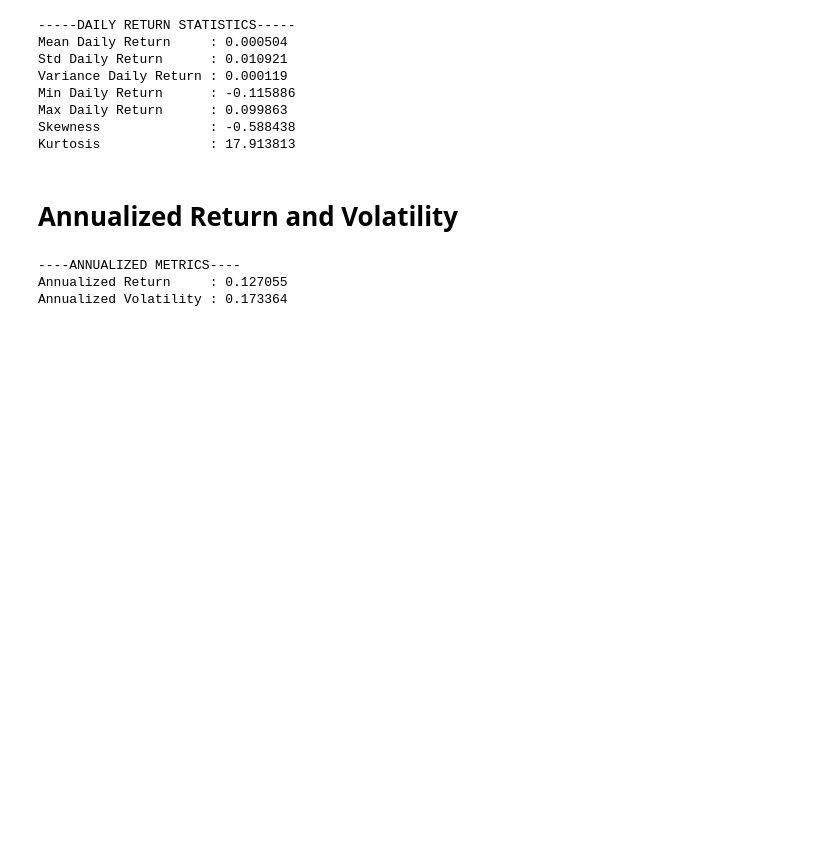
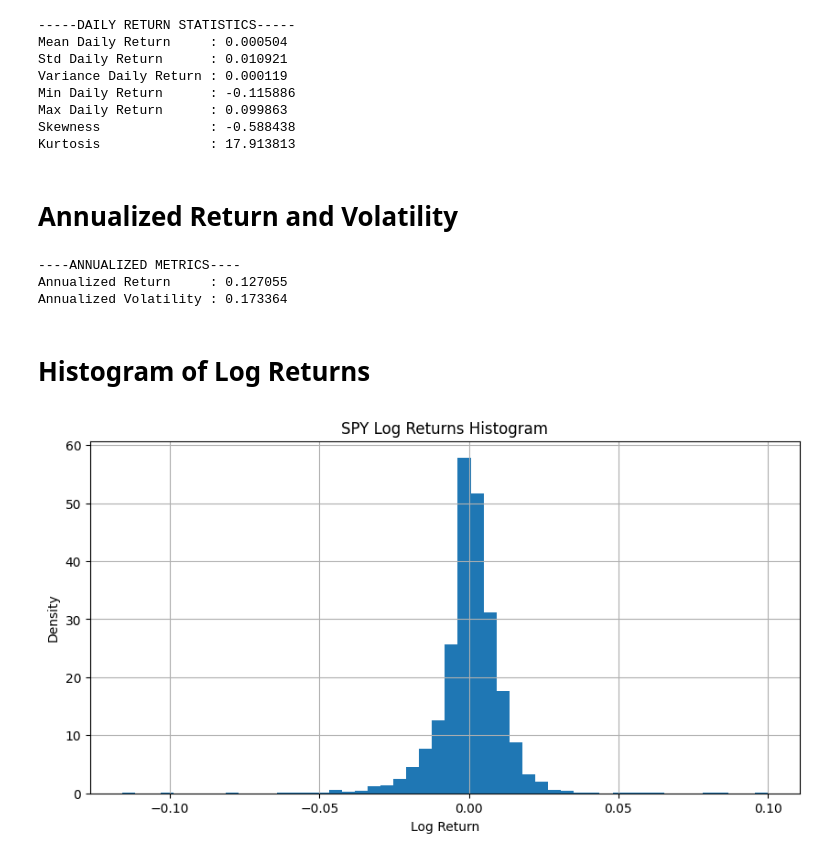
Before and after one commit to akhyear/MonteCarloRiskProject, a Jupyter notebook: notebooks/01_data_and_return_analysis.ipynb, the cells around one changed output. Saved outputs shown, nothing was run; the diff lists cells and outputs as text; code cells hidden in the pictures; blank space fills up the shorter version.

Commit message:
Histogram of Log Returns

```diff
--- a/notebooks/01_data_and_return_analysis.ipynb
+++ b/notebooks/01_data_and_return_analysis.ipynb
@@ -220,3 +222,15 @@ print(f"Annualized Volatility : {std_annual:.6f}")
 ----ANNUALIZED METRICS----
 Annualized Return     : 0.127055
 Annualized Volatility : 0.173364
+# %% [markdown]
+# Histogram of Log Returns
+# %%
+plt.figure(figsize=(10, 5))
+plt.hist(log_returns, bins=50, density=True)
+plt.title(f"{ticker} Log Returns Histogram")
+plt.xlabel("Log Return")
+plt.ylabel("Density")
+plt.grid(True)
+plt.show()
+# %% [output]
+[figure, added]
```
Also changed, not shown: parts of 1 cell of this notebook.
